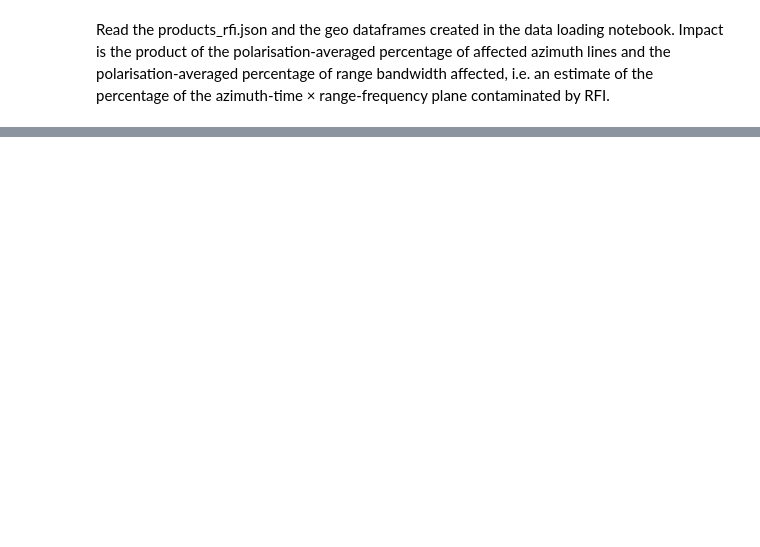
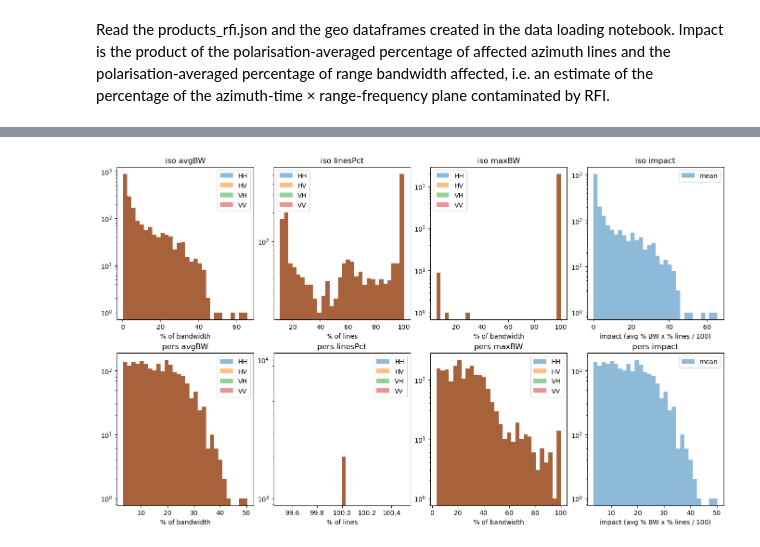
Before and after one commit to BioPAL/biomass-hackathon-2026, a Jupyter notebook: topics/02-rfi-removal/notebooks/plot_rfi_map.ipynb, the cells around one changed output, grey strips where cells are left out. Cells and saved outputs as stored; diff of their text form; code cells hidden in the pictures; blank space fills up the shorter version.

```diff
--- a/topics/02-rfi-removal/notebooks/plot_rfi_map.ipynb
+++ b/topics/02-rfi-removal/notebooks/plot_rfi_map.ipynb
@@ -57,14 +58,15 @@ cfg = yaml.safe_load(cfg_file.read_text())
 # Set the name of the path in the config.yaml
 token_path = (cfg_file.parent / cfg["paths"]["token_file"]).resolve()
 out_path = (cfg_file.parent / cfg["paths"]["output"]).resolve()
-rfi_prod_path = f"{out_path}/products_rfi.json"
-gdf_path = f"{out_path}/gdf.parquet"
+rfi_prod_path = f"{out_path}/products_rfi_asia.json"
+gdf_path = f"{out_path}/gdf_asia.parquet"
 
 output_map_name = "rfi_footprints_map.html"
 
 print(f"Token Path: {token_path}")
 print(f"Output Path: {out_path}")
 print(f"List of RFI products Path: {rfi_prod_path}")
+print(f"GeoDataframe of RFI products Path: {gdf_path}")
 # %% [output]
 Token Path: /home/jovyan/Biomass_hackathon/token.txt
 Output Path: /home/jovyan/biomass-hackathon-2026/topics/02-rfi-removal/out
@@ -96,13 +108,10 @@ gdf_rfi["geometry"] = gdf_rfi.geometry.apply(lambda g: shape(antimeridian.fix_sh
 #   avgBW    = mean over polarisations of the average % bandwidth affected
 #   linesPct = mean over polarisations of the % of affected lines
 #   impact   = avgBW * linesPct / 100   (~ % of the line x bandwidth plane that is affected)
-def pol_mean(kind, suffix):
-    cols = [c for c in gdf_rfi.columns if c.startswith(f"{kind}_") and c.endswith(f"_{suffix}")]
-    return gdf_rfi[cols].mean(axis=1)
 
 for kind in ("pers", "iso"):
-    gdf_rfi[f"{kind}_avgBW"] = pol_mean(kind, "avgBW")
-    gdf_rfi[f"{kind}_linesPct"] = pol_mean(kind, "linesPct")
+    gdf_rfi[f"{kind}_avgBW"] = pol_mean(gdf_rfi, kind, "avgBW")
+    gdf_rfi[f"{kind}_linesPct"] = pol_mean(gdf_rfi, kind, "linesPct")
     gdf_rfi[f"{kind}_impact"] = gdf_rfi[f"{kind}_avgBW"] * gdf_rfi[f"{kind}_linesPct"] / 100
     df_rfi[f"{kind}_impact"] = gdf_rfi[f"{kind}_avgBW"] * gdf_rfi[f"{kind}_linesPct"] / 100
 
@@ -169 +178,33 @@ m_rfi
 [interactive output not drawn]
+# %%
+POLS  = ["HH", "HV", "VH", "VV"]
+KINDS = ["iso", "pers"]
+STATS = ["avgBW", "linesPct", "maxBW", "impact"]
+
+fig, axd = plt.subplot_mosaic(
+    [[f"{k}_{s}" for s in STATS] for k in KINDS],
+    figsize=(4.5 * 3, 8), constrained_layout=True,
+)
+for k in KINDS:
+    for s in STATS:
+        ax = axd[f"{k}_{s}"]
+        if s == "impact":
+            cols = [f"{k}_impact"]                                   # already averaged over pols
+        else:
+            cols = [f"{k}_{p}_{s}" for p in POLS]
+        cols = [c for c in cols if c in gdf_rfi]
+        vals = gdf_rfi[cols].stack() if cols else pd.Series(dtype=float)   # all pols, for shared bins
+        if vals.dropna().empty:
+            ax.set_title(f"{k} {s} (no data)"); continue
+        bins = np.histogram_bin_edges(vals.dropna(), bins=30)
+        for c in cols:
+            ax.hist(gdf_rfi[c].dropna(), bins=bins, alpha=0.5,
+                    label="mean" if s == "impact" else c.split("_")[1])
+        ax.set_title(f"{k} {s}")
+        ax.set_xlabel({"impact": "impact (avg % BW x % lines / 100)"}.get(
+            s, "% of bandwidth" if "BW" in s else "% of lines"))
+        ax.set_yscale("log")
+        ax.legend()
+plt.show()
+# %% [output]
+[figure, added]
```
Also changed, not shown: parts of 4 cells of this notebook, 8 other files.
